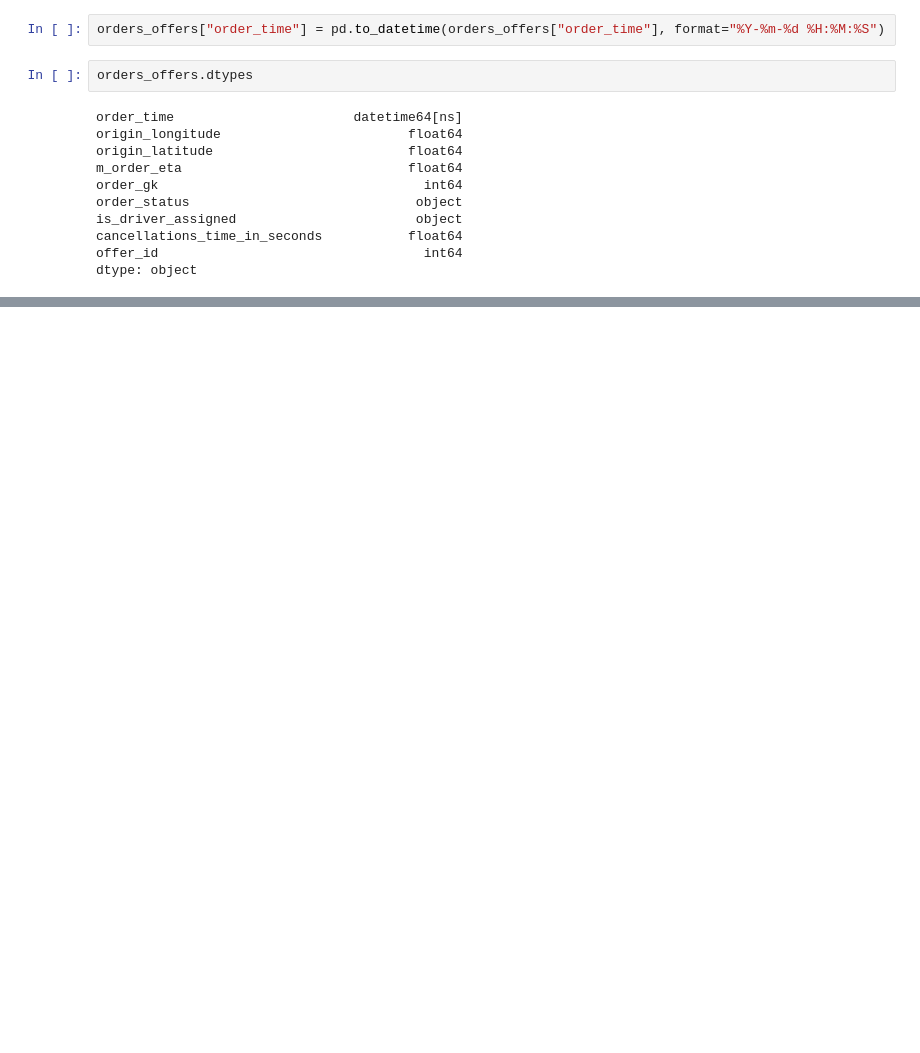
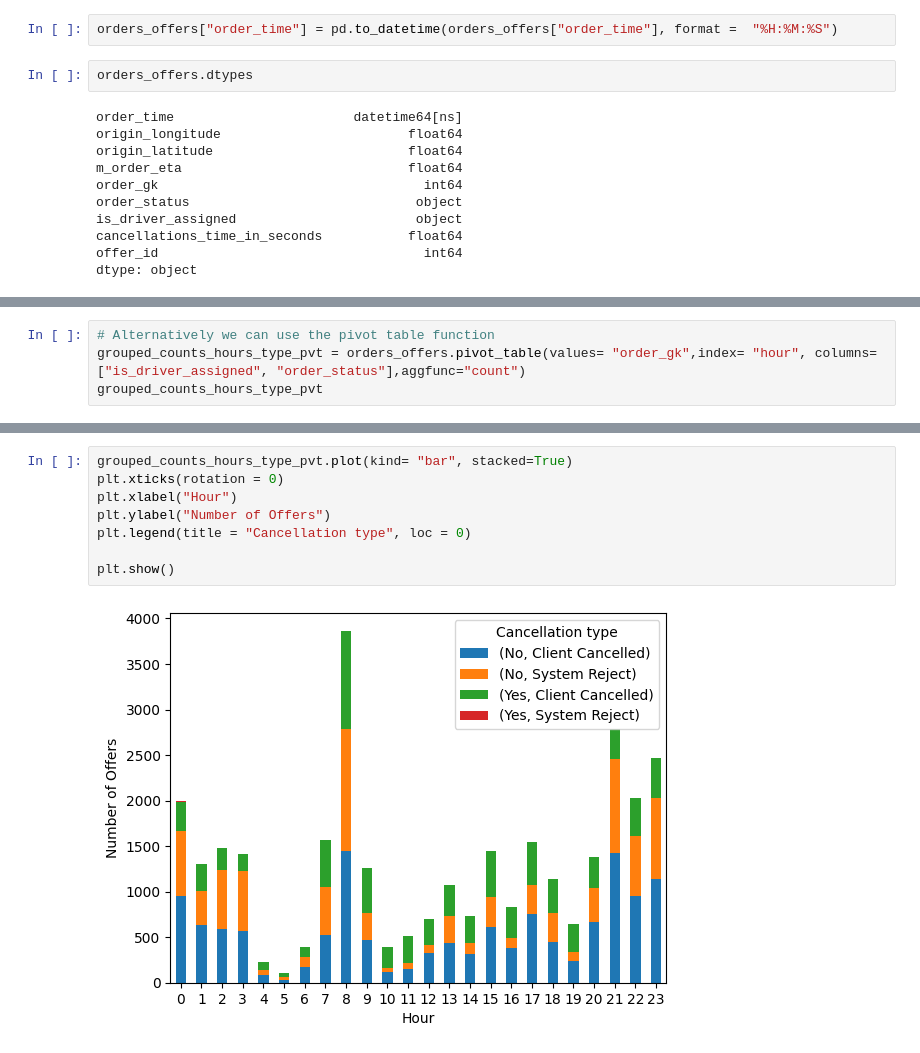
Before and after one commit to adam-grove/Practice, a Jupyter notebook: Failed Orders Project/assingment.ipynb, the cells around one changed output, grey strips where cells are left out. Cells and saved outputs as stored; diff of their text form; blank space fills up the shorter version.

```diff
--- a/Failed Orders Project/assingment.ipynb
+++ b/Failed Orders Project/assingment.ipynb
@@ -239,5 +244,5 @@ Name: order_time, Length: 31268, dtype: datetime64[ns]
 # %%
-orders_offers["order_time"] = pd.to_datetime(orders_offers["order_time"], format="%Y-%m-%d %H:%M:%S")
+orders_offers["order_time"] = pd.to_datetime(orders_offers["order_time"], format =  "%H:%M:%S")
 # %%
 orders_offers.dtypes
 # %% [output]
@@ -286,3 +287,7 @@ hour  is_driver_assigned  order_status
                           System Reject        883
       Yes                 Client Cancelled     444
 Name: order_gk, Length: 73, dtype: int64
+# %%
+# Alternatively we can use the pivot table function
+grouped_counts_hours_type_pvt = orders_offers.pivot_table(values= "order_gk",index= "hour", columns=["is_driver_assigned", "order_status"],aggfunc="count")
+grouped_counts_hours_type_pvt
@@ -288,0 +314,10 @@ Name: order_gk, Length: 73, dtype: int64
+# %%
+grouped_counts_hours_type_pvt.plot(kind= "bar", stacked=True)
+plt.xticks(rotation = 0)
+plt.xlabel("Hour")
+plt.ylabel("Number of Offers")
+plt.legend(title = "Cancellation type", loc = 0)
+
+plt.show()
+# %% [output]
+[figure, added]
```
Also changed, not shown: parts of 26 cells of this notebook.
